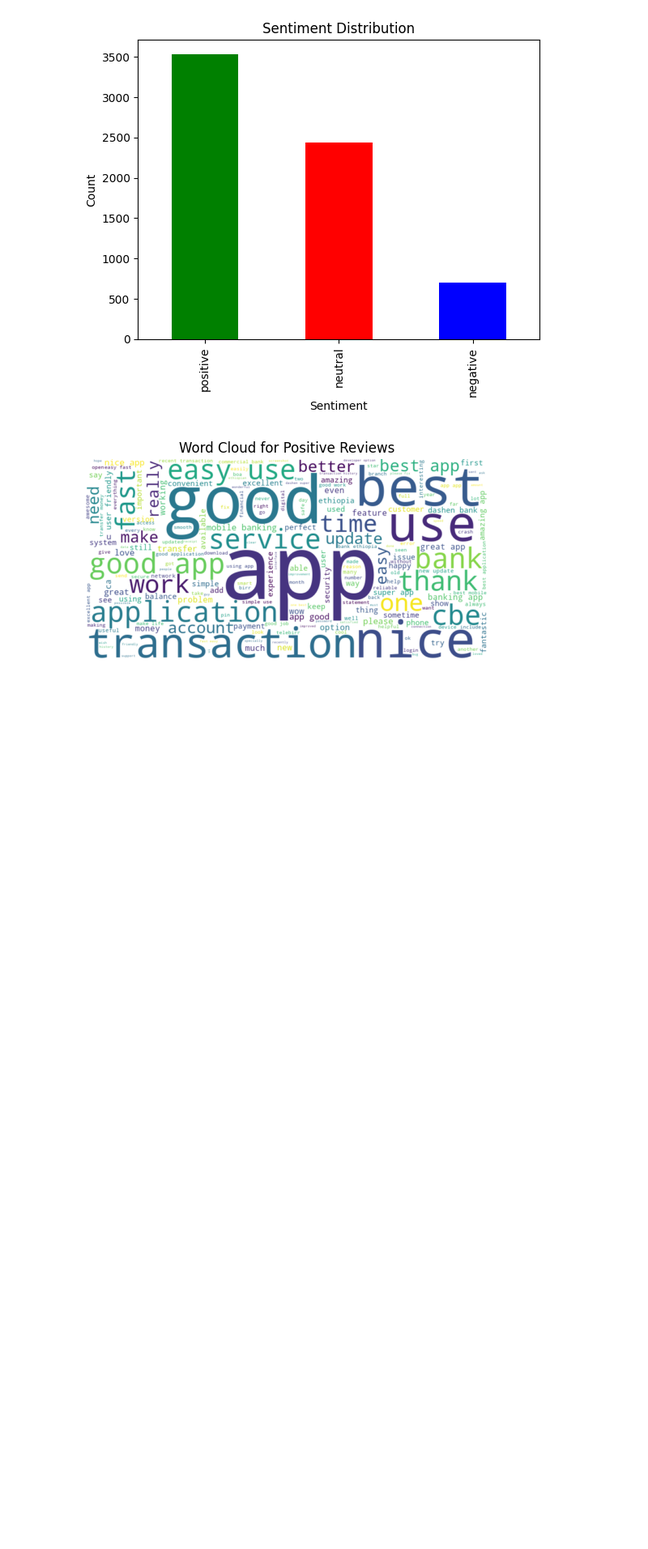
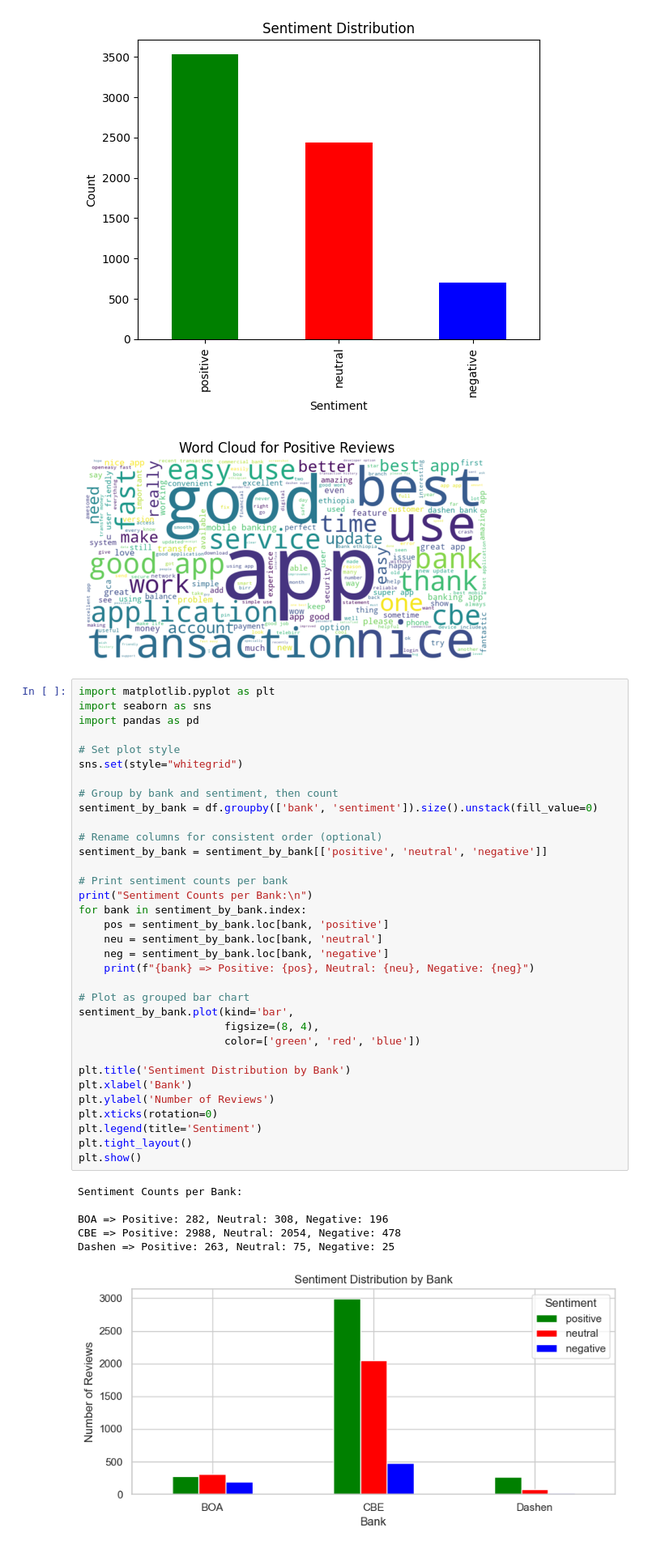
Before and after one commit to SimachewG/AIM_Week2_Customer_Experience_Analytics, a Jupyter notebook: notebook/Sentiment and Thematic Analysis.ipynb, the cells around one changed output. Shown: that part at 81% size. Drawn from its saved outputs; the diff is of its cells as text; blank space fills up the shorter version.

```diff
--- a/notebook/Sentiment and Thematic Analysis.ipynb
+++ b/notebook/Sentiment and Thematic Analysis.ipynb
@@ -426,3 +426,44 @@ plt.show()
 # %% [output]
 [figure]
 [figure]
+# %%
+import matplotlib.pyplot as plt
+import seaborn as sns
+import pandas as pd
+
+# Set plot style
+sns.set(style="whitegrid")
+
+# Group by bank and sentiment, then count
+sentiment_by_bank = df.groupby(['bank', 'sentiment']).size().unstack(fill_value=0)
+
+# Rename columns for consistent order (optional)
+sentiment_by_bank = sentiment_by_bank[['positive', 'neutral', 'negative']]
+
+# Print sentiment counts per bank
+print("Sentiment Counts per Bank:\n")
+for bank in sentiment_by_bank.index:
+    pos = sentiment_by_bank.loc[bank, 'positive']
+    neu = sentiment_by_bank.loc[bank, 'neutral']
+    neg = sentiment_by_bank.loc[bank, 'negative']
+    print(f"{bank} => Positive: {pos}, Neutral: {neu}, Negative: {neg}")
+
+# Plot as grouped bar chart
+sentiment_by_bank.plot(kind='bar',
+                       figsize=(8, 4),
+                       color=['green', 'red', 'blue'])
+
+plt.title('Sentiment Distribution by Bank')
+plt.xlabel('Bank')
+plt.ylabel('Number of Reviews')
+plt.xticks(rotation=0)
+plt.legend(title='Sentiment')
+plt.tight_layout()
+plt.show()
+# %% [output]
+Sentiment Counts per Bank:
+
+BOA => Positive: 282, Neutral: 308, Negative: 196
+CBE => Positive: 2988, Neutral: 2054, Negative: 478
+Dashen => Positive: 263, Neutral: 75, Negative: 25
+[figure, added]
```
Also changed, not shown: parts of 2 cells of this notebook.
